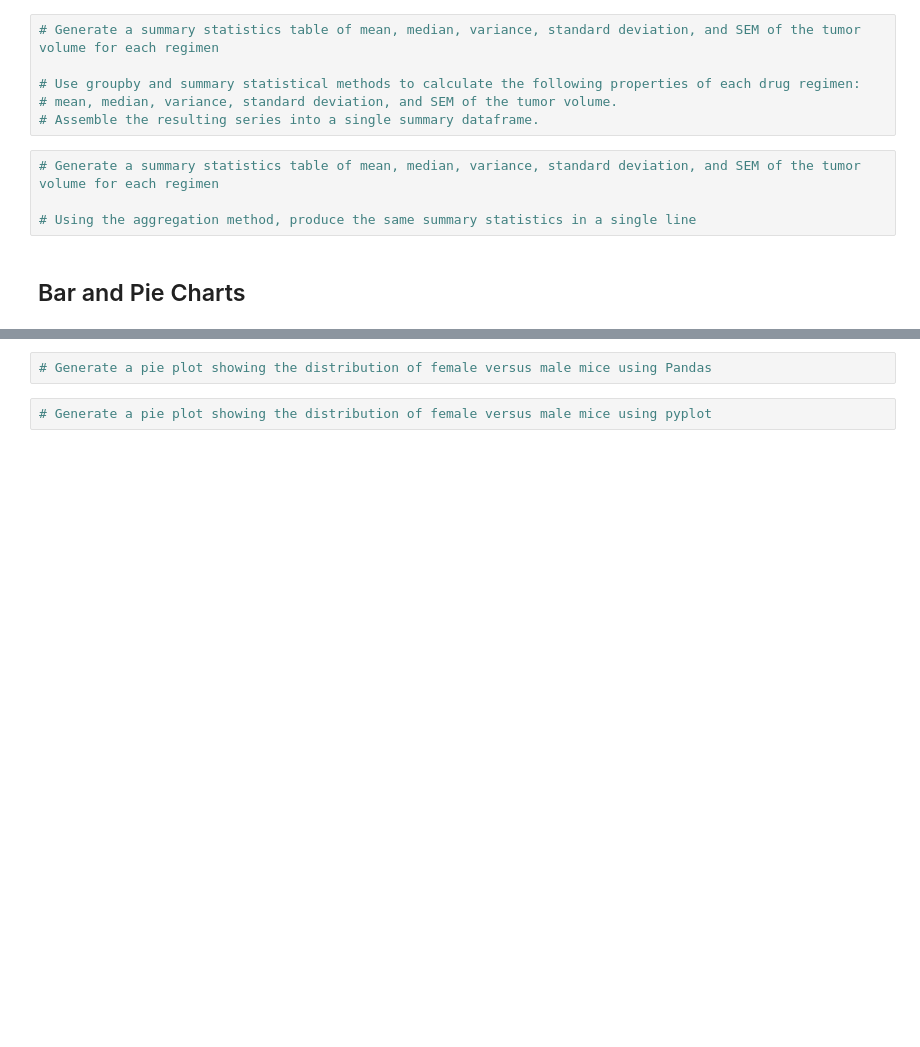
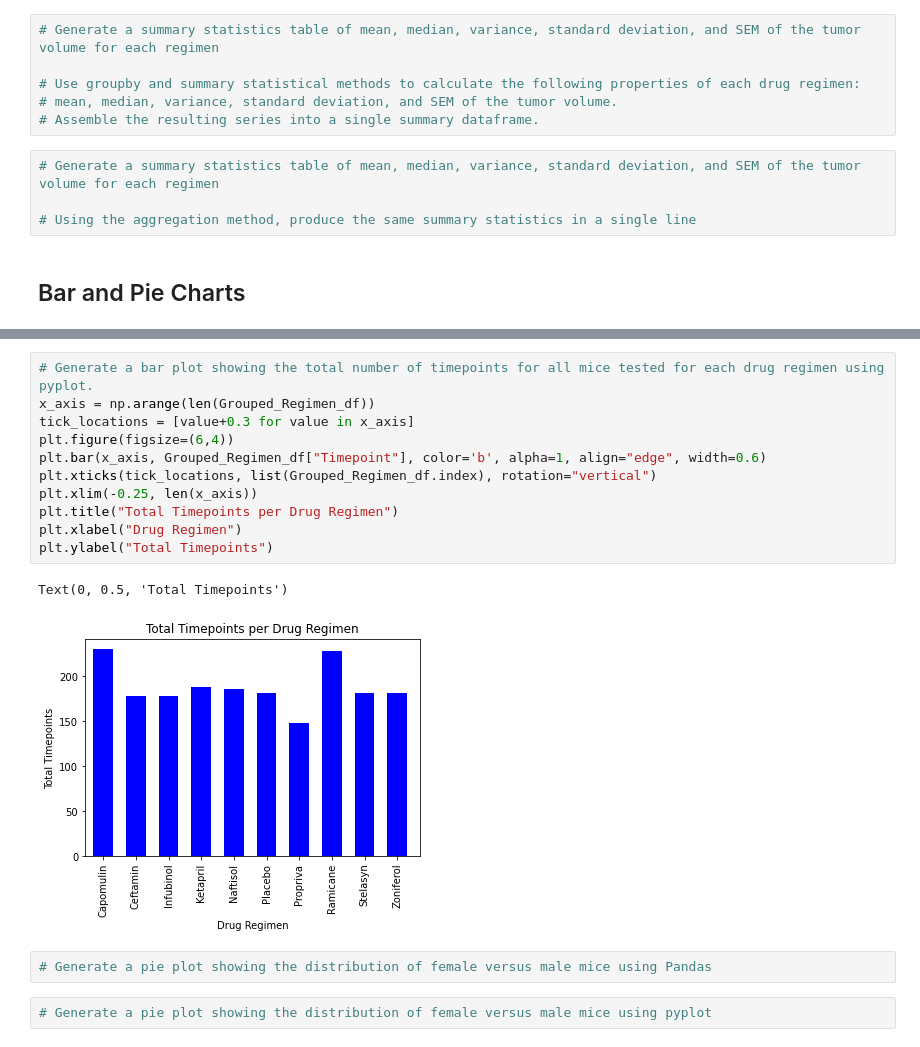
Before and after one commit to jillpeloquin13/Matplotlib, a Jupyter notebook: Pymaceuticals_main.ipynb, the cells around one changed output, grey strips where cells are left out. Cells and saved outputs as stored; diff of their text form; blank space fills up the shorter version.

```diff
--- a/Pymaceuticals_main.ipynb
+++ b/Pymaceuticals_main.ipynb
@@ -123,3 +130,17 @@ Name: Mouse ID, Length: 248, dtype: int64
+# %%
+# Generate a bar plot showing the total number of timepoints for all mice tested for each drug regimen using pyplot.
+x_axis = np.arange(len(Grouped_Regimen_df))
+tick_locations = [value+0.3 for value in x_axis]
+plt.figure(figsize=(6,4))
+plt.bar(x_axis, Grouped_Regimen_df["Timepoint"], color='b', alpha=1, align="edge", width=0.6)
+plt.xticks(tick_locations, list(Grouped_Regimen_df.index), rotation="vertical")
+plt.xlim(-0.25, len(x_axis))
+plt.title("Total Timepoints per Drug Regimen")
+plt.xlabel("Drug Regimen")
+plt.ylabel("Total Timepoints")
+# %% [output]
+Text(0, 0.5, 'Total Timepoints')
+[figure, added]
 # %%
 # Generate a pie plot showing the distribution of female versus male mice using Pandas
 # %%
```
Also changed, not shown: parts of 5 cells of this notebook.
